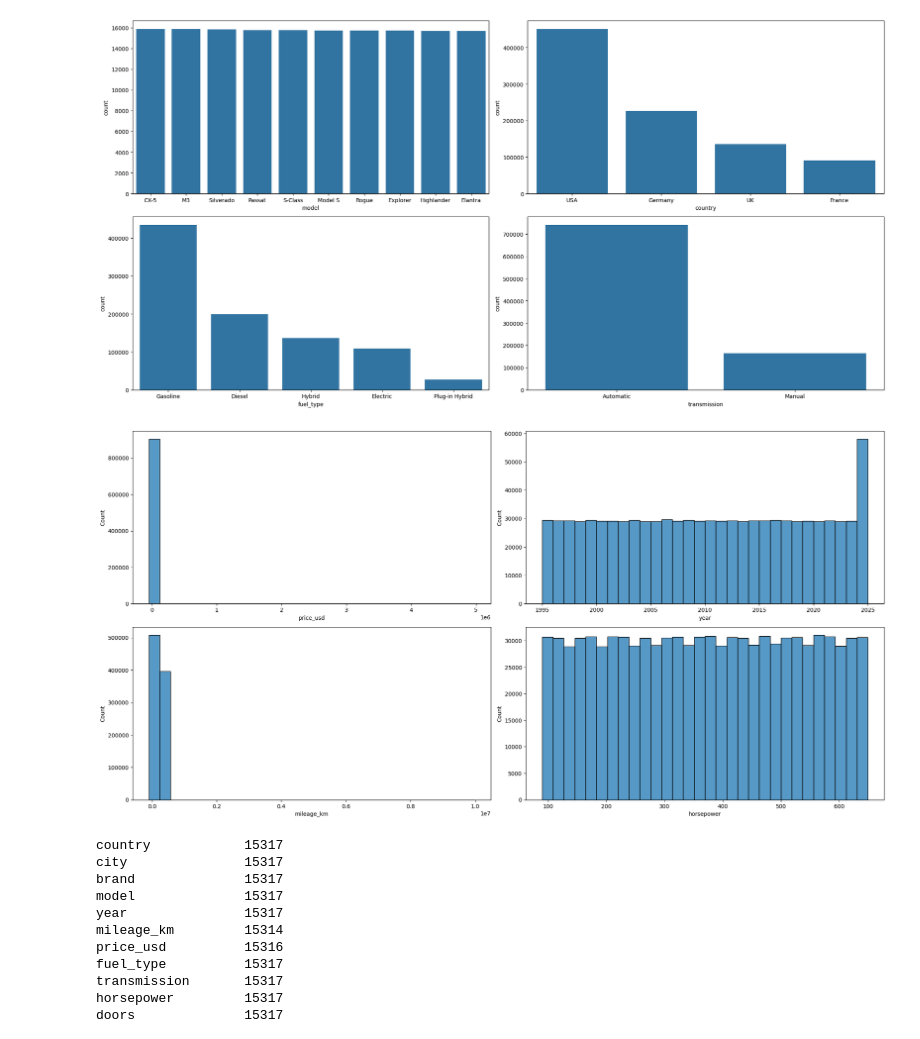
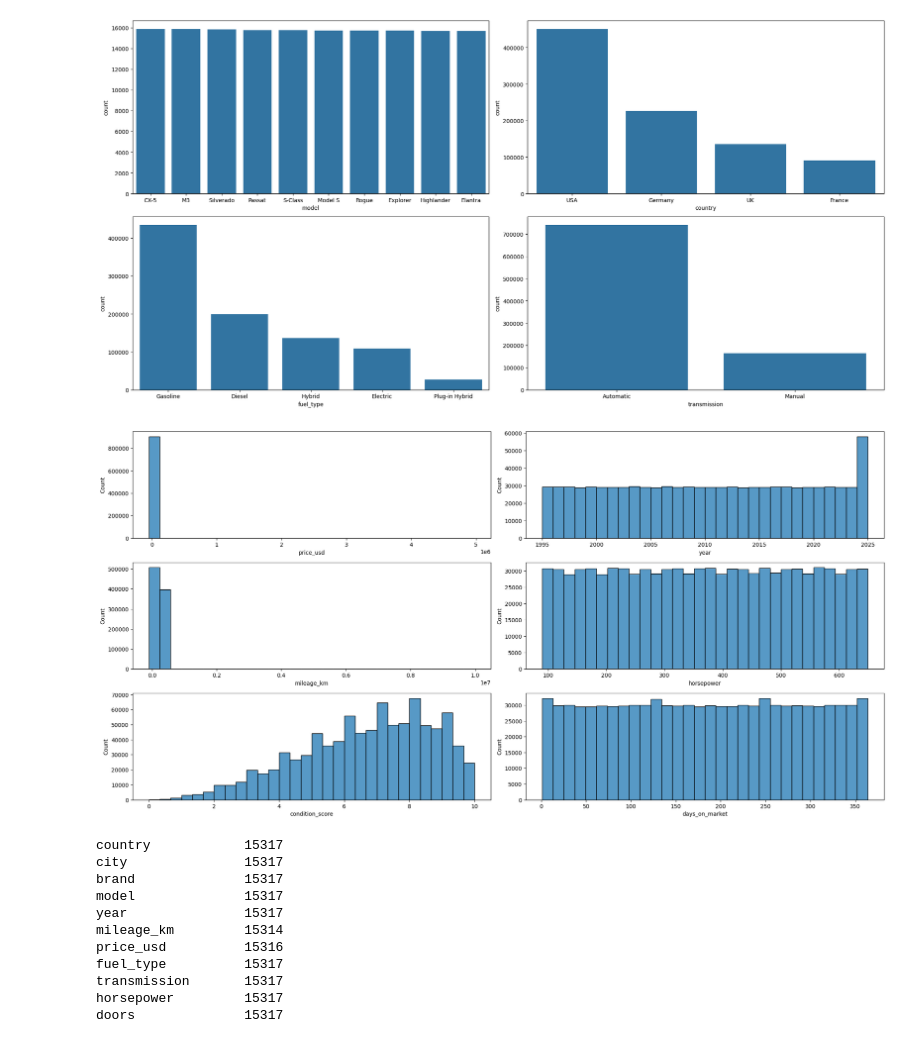
Before and after one commit to revo-off/Car-ism, a Jupyter notebook: eda.ipynb, the cells around one changed output. Drawn from its saved outputs; the diff is of its cells as text; code cells hidden in the pictures.

```diff
--- a/eda.ipynb
+++ b/eda.ipynb
@@ -67,17 +67,19 @@ plt.show()
 # %% [output]
 [figure]
 # %%
-fig, axes = plt.subplots(2, 2, figsize=(20, 10))
+fig, axes = plt.subplots(3, 2, figsize=(20, 10))
 
 sns.histplot(data=df, x="price_usd", ax=axes[0, 0], bins=30)
 sns.histplot(data=df, x="year", ax=axes[0, 1], bins=30)
 sns.histplot(data=df, x="mileage_km", ax=axes[1, 0], bins=30)
 sns.histplot(data=df, x="horsepower", ax=axes[1, 1], bins=30)
+sns.histplot(data=df, x="condition_score", ax=axes[2, 0], bins=30)
+sns.histplot(data=df, x="days_on_market", ax=axes[2, 1], bins=30)
 
 plt.tight_layout()
 plt.show()
 # %% [output]
-[figure, old version]
+[figure, new version]
 # %%
 df.isnull().sum()
 # %% [output]
```
Also changed, not shown: parts of 2 cells of this notebook.
